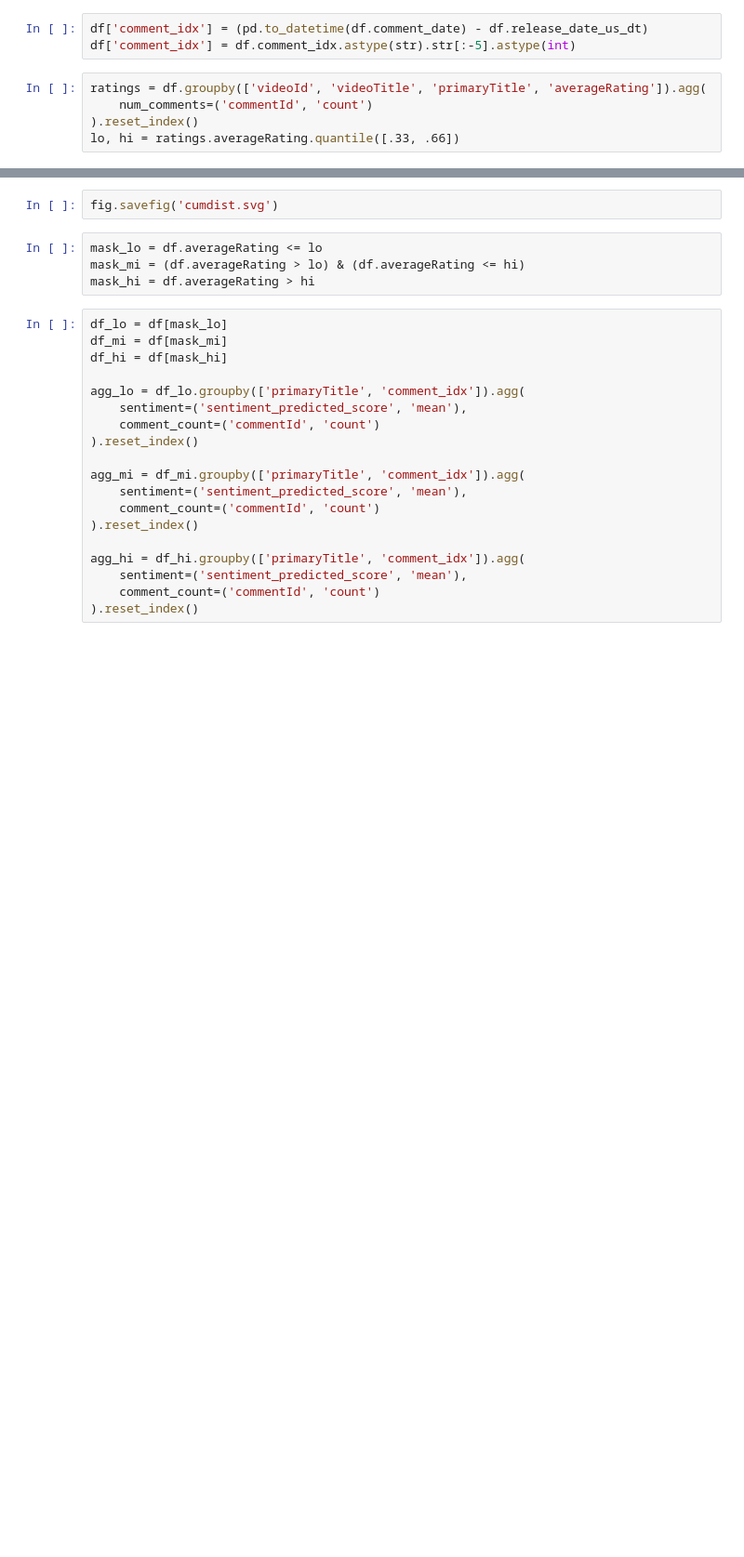
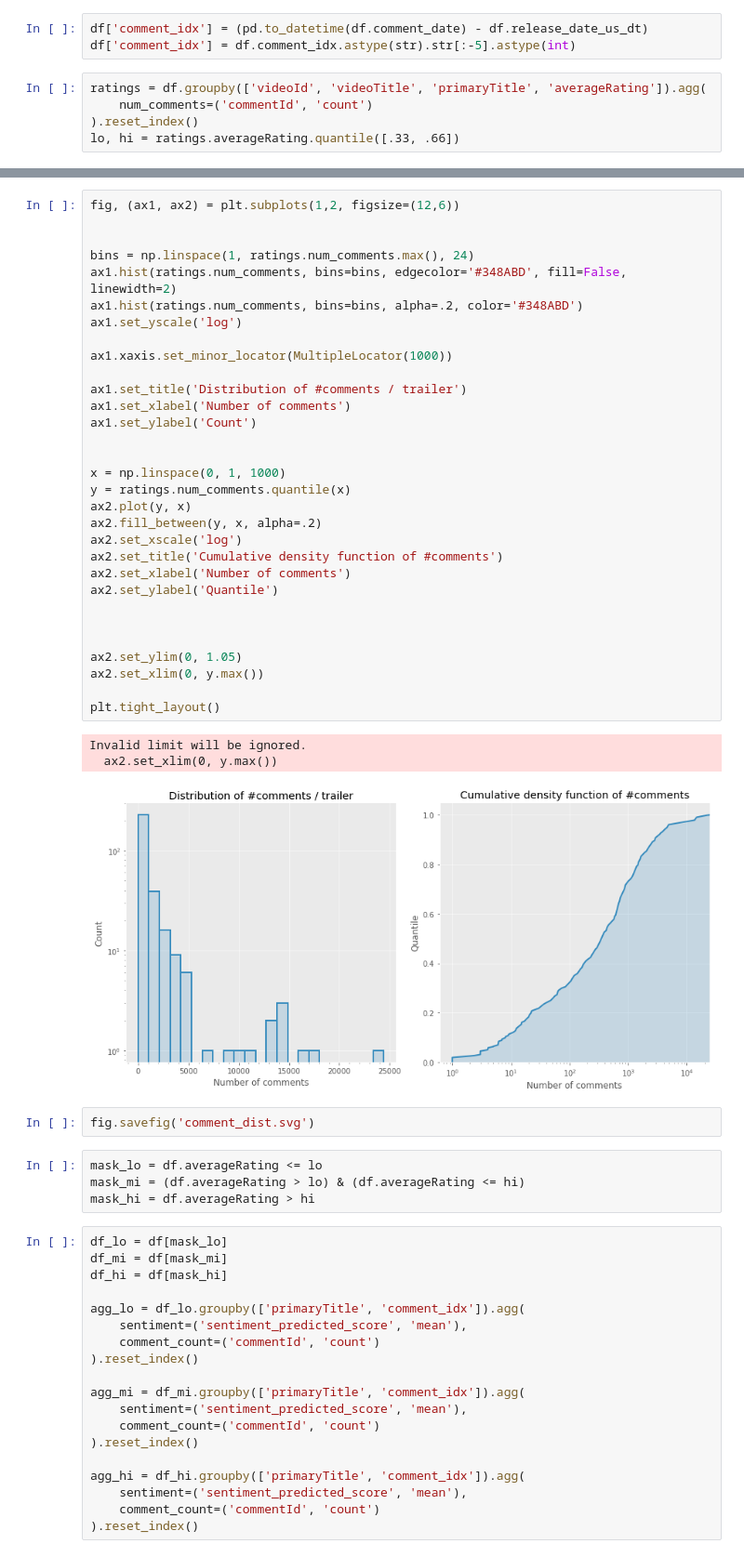
Before and after one commit to Marcus-Friis/data-in-the-wild, a Jupyter notebook: notebooks/timeseries analysis.ipynb, the cells around one changed output, grey strips where cells are left out. Shown at 93% size. Drawn from its saved outputs; the diff is of its cells as text; blank space fills up the shorter version.

```diff
--- a/notebooks/timeseries analysis.ipynb
+++ b/notebooks/timeseries analysis.ipynb
@@ -58,5 +67,40 @@ Invalid limit will be ignored.
+# %%
+fig, (ax1, ax2) = plt.subplots(1,2, figsize=(12,6))
+
+
+bins = np.linspace(1, ratings.num_comments.max(), 24)
+ax1.hist(ratings.num_comments, bins=bins, edgecolor='#348ABD', fill=False, linewidth=2)
+ax1.hist(ratings.num_comments, bins=bins, alpha=.2, color='#348ABD')
+ax1.set_yscale('log')
+
+ax1.xaxis.set_minor_locator(MultipleLocator(1000))
+
+ax1.set_title('Distribution of #comments / trailer')
+ax1.set_xlabel('Number of comments')
+ax1.set_ylabel('Count')
+
+
+x = np.linspace(0, 1, 1000)
+y = ratings.num_comments.quantile(x)
+ax2.plot(y, x)
+ax2.fill_between(y, x, alpha=.2)
+ax2.set_xscale('log')
+ax2.set_title('Cumulative density function of #comments')
+ax2.set_xlabel('Number of comments')
+ax2.set_ylabel('Quantile')
+
+
+
+ax2.set_ylim(0, 1.05)
+ax2.set_xlim(0, y.max())
+
+plt.tight_layout()
+# %% [output]
+Invalid limit will be ignored.
+  ax2.set_xlim(0, y.max())
+[figure, added]
 # %%
-fig.savefig('cumdist.svg')
+fig.savefig('comment_dist.svg')
 # %%
 mask_lo = df.averageRating <= lo
 mask_mi = (df.averageRating > lo) & (df.averageRating <= hi)
```
Also changed, not shown: parts of 14 cells of this notebook, 1 other file.
